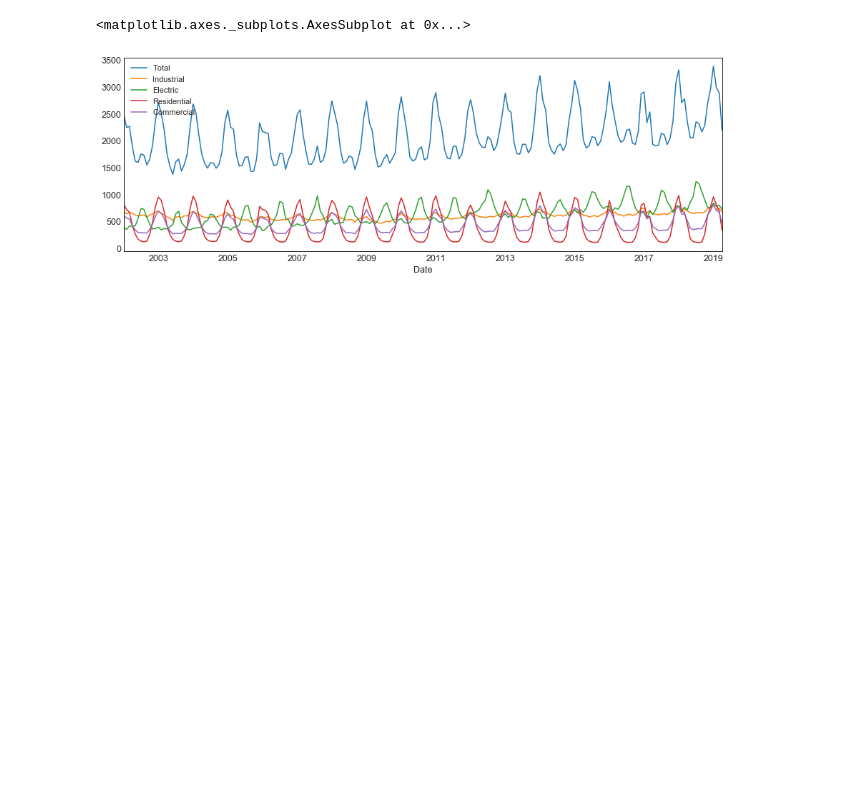
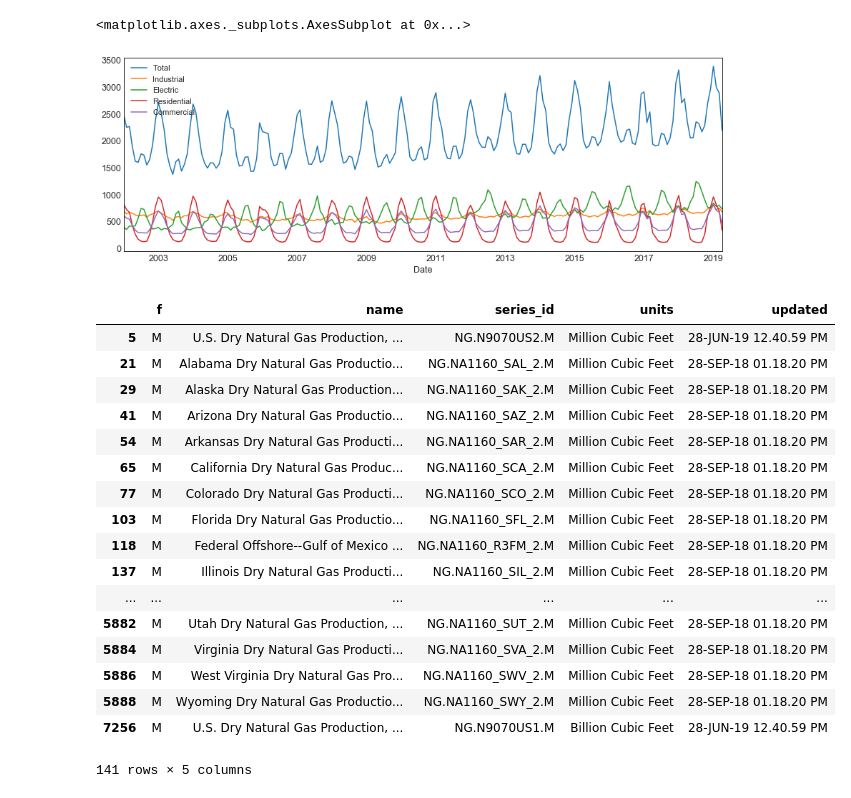
Before and after one commit to jwaliaga/NatGasDemandForcast, a Jupyter notebook: Notebooks/Wilson/CSV_Generators.ipynb, the cells around one changed output. Cells and saved outputs as stored; diff of their text form; code cells hidden in the pictures; blank space fills up the shorter version.

```diff
--- a/Notebooks/Wilson/CSV_Generators.ipynb
+++ b/Notebooks/Wilson/CSV_Generators.ipynb
@@ -609,3 +609,25 @@ df_natgasdata[["Total","Industrial","Electric","Residential","Commercial"]].plot
 # %% [output]
 <matplotlib.axes._subplots.AxesSubplot at 0x...>
 [figure]
+# %%
+df_ng_prod = df.loc[(df["name"].str.contains("Natural Gas Production")==True) & (df["f"]=="M")]
+df_ng_prod
+# %% [output]
+|  | f | name | series_id | units | updated |
+| 5 | M | U.S. Dry Natural Gas Production, ... | NG.N9070US2.M | Million Cubic Feet | 28-JUN-19 12.40.59 PM |
+| 21 | M | Alabama Dry Natural Gas Productio... | NG.NA1160_SAL_2.M | Million Cubic Feet | 28-SEP-18 01.18.20 PM |
+| 29 | M | Alaska Dry Natural Gas Production... | NG.NA1160_SAK_2.M | Million Cubic Feet | 28-SEP-18 01.18.20 PM |
+| 41 | M | Arizona Dry Natural Gas Productio... | NG.NA1160_SAZ_2.M | Million Cubic Feet | 28-SEP-18 01.18.20 PM |
+| 54 | M | Arkansas Dry Natural Gas Producti... | NG.NA1160_SAR_2.M | Million Cubic Feet | 28-SEP-18 01.18.20 PM |
+| 65 | M | California Dry Natural Gas Produc... | NG.NA1160_SCA_2.M | Million Cubic Feet | 28-SEP-18 01.18.20 PM |
+| 77 | M | Colorado Dry Natural Gas Producti... | NG.NA1160_SCO_2.M | Million Cubic Feet | 28-SEP-18 01.18.20 PM |
+| 103 | M | Florida Dry Natural Gas Productio... | NG.NA1160_SFL_2.M | Million Cubic Feet | 28-SEP-18 01.18.20 PM |
+| 118 | M | Federal Offshore--Gulf of Mexico ... | NG.NA1160_R3FM_2.M | Million Cubic Feet | 28-SEP-18 01.18.20 PM |
+| 137 | M | Illinois Dry Natural Gas Producti... | NG.NA1160_SIL_2.M | Million Cubic Feet | 28-SEP-18 01.18.20 PM |
+| ... | ... | ... | ... | ... | ... |
+| 5882 | M | Utah Dry Natural Gas Production, ... | NG.NA1160_SUT_2.M | Million Cubic Feet | 28-SEP-18 01.18.20 PM |
+| 5884 | M | Virginia Dry Natural Gas Producti... | NG.NA1160_SVA_2.M | Million Cubic Feet | 28-SEP-18 01.18.20 PM |
+| 5886 | M | West Virginia Dry Natural Gas Pro... | NG.NA1160_SWV_2.M | Million Cubic Feet | 28-SEP-18 01.18.20 PM |
+| 5888 | M | Wyoming Dry Natural Gas Productio... | NG.NA1160_SWY_2.M | Million Cubic Feet | 28-SEP-18 01.18.20 PM |
+| 7256 | M | U.S. Dry Natural Gas Production, ... | NG.N9070US1.M | Billion Cubic Feet | 28-JUN-19 12.40.59 PM |
+141 rows × 5 columns
```
Also changed, not shown: parts of 7 cells of this notebook, 17 other files.
